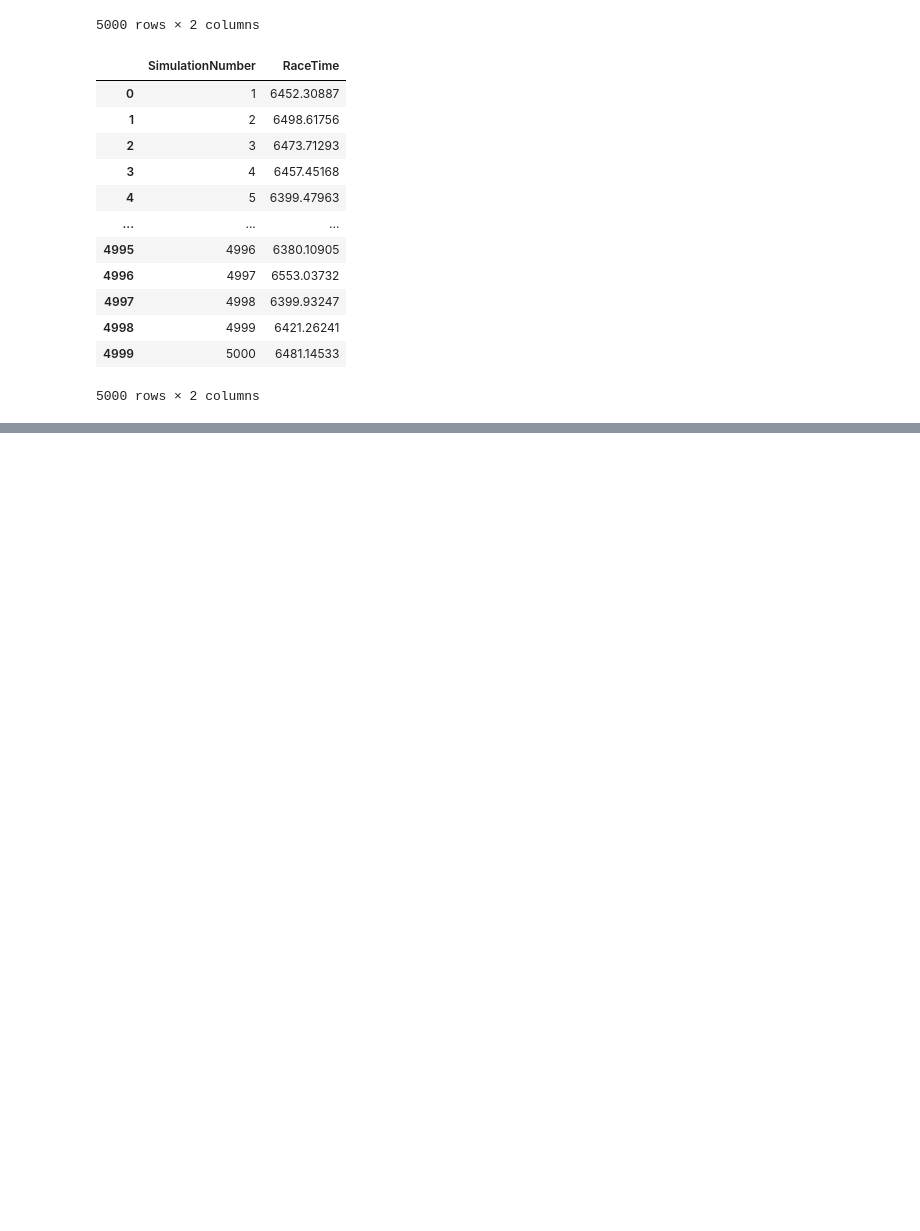
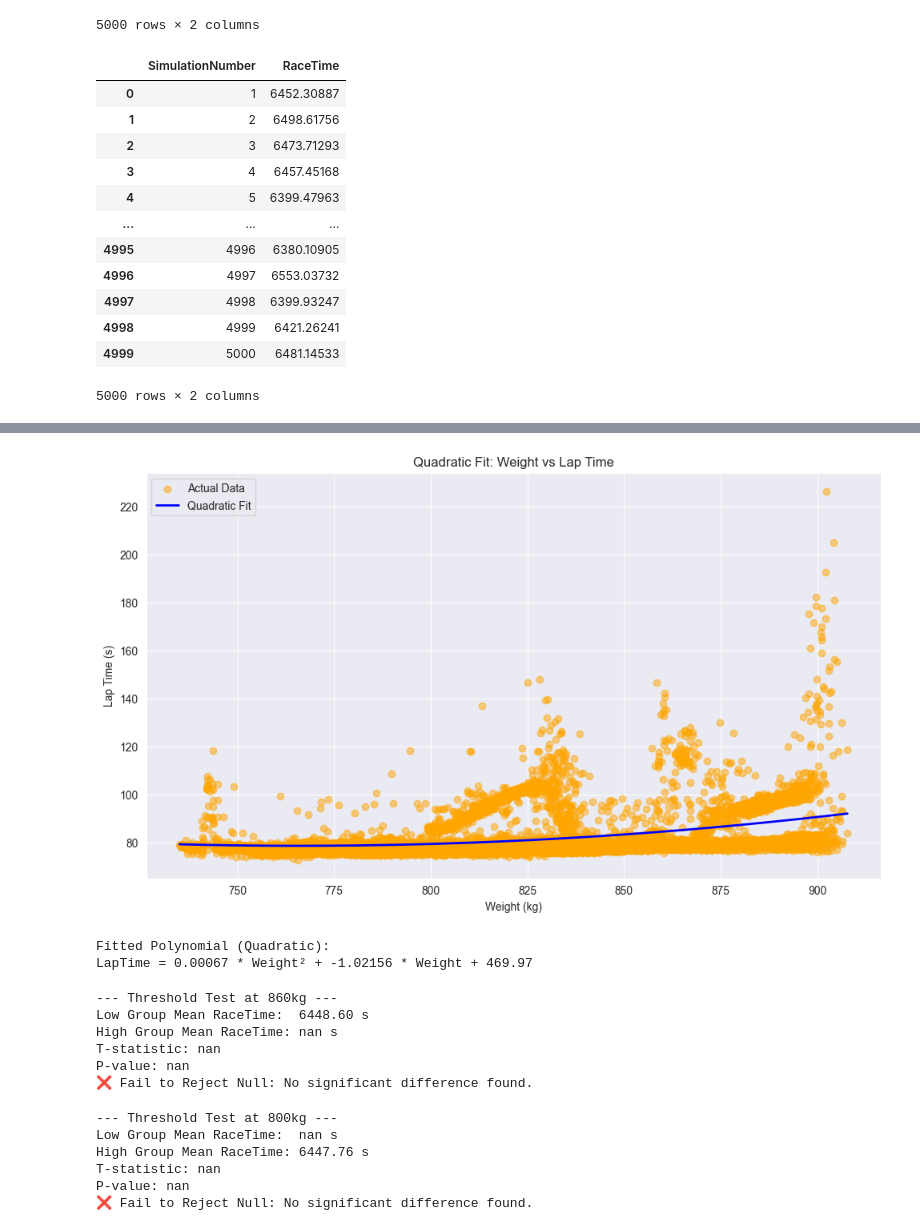
Before and after one commit to JigyashuSaravta/2025Spring_Final_F1, a Jupyter notebook: Fastf1/mc_sim.ipynb, the cells around one changed output, grey strips where cells are left out. Cells and saved outputs as stored; diff of their text form; code cells hidden in the pictures; blank space fills up the shorter version.

```diff
--- a/Fastf1/mc_sim.ipynb
+++ b/Fastf1/mc_sim.ipynb
@@ -732,0 +843,58 @@ race_times_df_v10.to_csv('race_times_v10.csv')
+# %%
+import numpy as np
+import matplotlib.pyplot as plt
+import pandas as pd
+from numpy.polynomial.polynomial import Polynomial
+
+# Load the data
+df = pd.read_csv("regression_final.csv")
+
+# Extract x and y
+x = df['Weight'].values
+y = df['LapTime'].values
+
+# Fit a 2nd-degree polynomial
+coeffs = np.polyfit(x, y, deg=2)  # returns [a, b, c] for ax² + bx + c
+poly_func = np.poly1d(coeffs)
+
+# Generate smooth curve
+x_fit = np.linspace(x.min(), x.max(), 500)
+y_fit = poly_func(x_fit)
+
+# Plot the scatter and polynomial curve
+plt.figure(figsize=(10, 6))
+plt.scatter(x, y, alpha=0.5, label="Actual Data", color='orange')
+plt.plot(x_fit, y_fit, color='blue', linewidth=2, label="Quadratic Fit")
+plt.title("Quadratic Fit: Weight vs Lap Time")
+plt.xlabel("Weight (kg)")
+plt.ylabel("Lap Time (s)")
+plt.grid(True)
+plt.legend()
+plt.tight_layout()
+plt.show()
+
+# Show the polynomial equation
+print("Fitted Polynomial (Quadratic):")
+print(f"LapTime = {coeffs[0]:.5f} * Weight² + {coeffs[1]:.5f} * Weight + {coeffs[2]:.2f}")
+# %% [output]
+[figure, added]
+Fitted Polynomial (Quadratic):
+LapTime = 0.00067 * Weight² + -1.02156 * Weight + 469.97
+# %%
+sim_df = simulate_weight_threshold_effect(model, laps, df_random, car_type='V6', weight_threshold=860)
+# %% [output]
+--- Threshold Test at 860kg ---
+Low Group Mean RaceTime:  6448.60 s
+High Group Mean RaceTime: nan s
+T-statistic: nan
+P-value: nan
+❌ Fail to Reject Null: No significant difference found.
+# %%
+sim_df = simulate_weight_threshold_effect(model, laps, df_random, car_type='V6', weight_threshold=800)
+# %% [output]
+--- Threshold Test at 800kg ---
+Low Group Mean RaceTime:  nan s
+High Group Mean RaceTime: 6447.76 s
+T-statistic: nan
+P-value: nan
+❌ Fail to Reject Null: No significant difference found.
```
Also changed, not shown: parts of 14 cells of this notebook, 1 other file.
